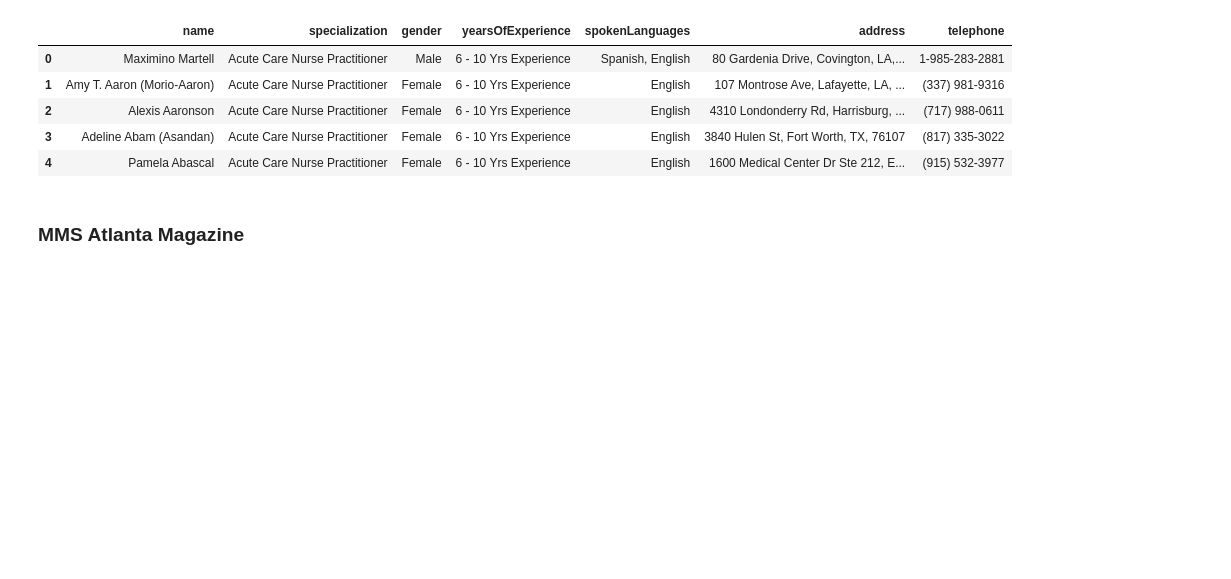
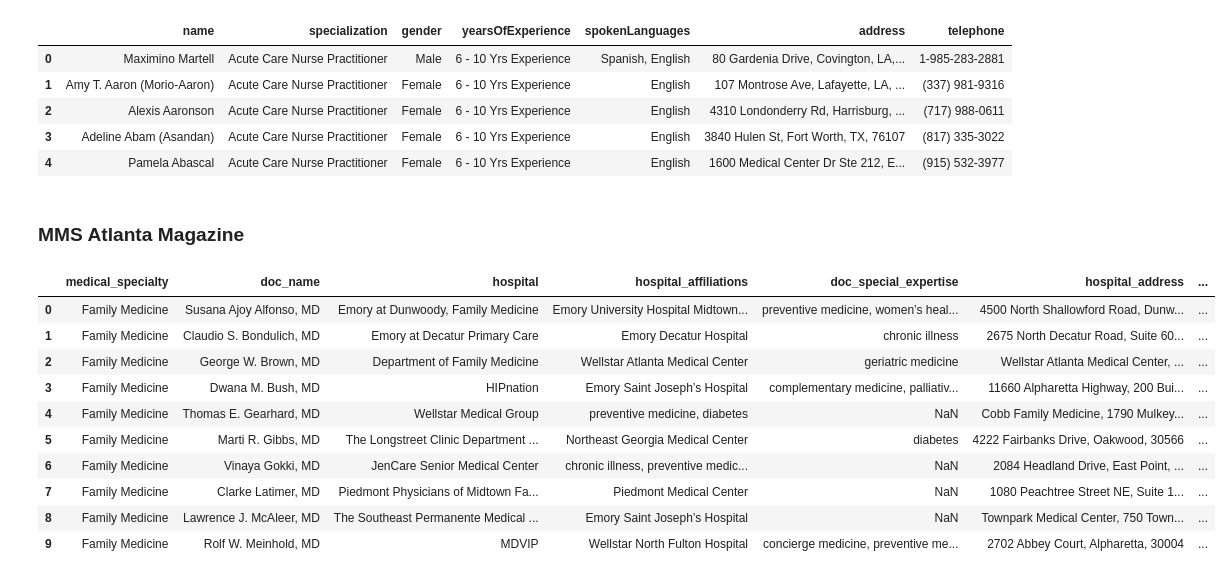
Before and after one commit to samuel-esp/IngDati-Progetto, a Jupyter notebook: SchemaAlignmentProfessionisti.ipynb, the cells around one changed output. Saved outputs shown, nothing was run; the diff lists cells and outputs as text; code cells hidden in the pictures; blank space fills up the shorter version.

Commit message:
update professionisti

```diff
--- a/SchemaAlignmentProfessionisti.ipynb
+++ b/SchemaAlignmentProfessionisti.ipynb
@@ -241,3 +241,21 @@ hpdottori.head()
 | 4 | Pamela Abascal | Acute Care Nurse Practitioner | Female | 6 - 10 Yrs Experience | English | 1600 Medical Center Dr Ste 212, E... | (915) 532-3977 |
 # %% [markdown]
 ### MMS Atlanta Magazine
+# %%
+path = 'sources/professionisti/mmsAtlanta.csv'
+
+with open(path, 'r', encoding='utf-8') as f:
+    mmsAtlanta = pd.read_csv(path, sep=';', engine='python',index_col = False).dropna(how='all', axis=1)
+mmsAtlanta.head(10)
+# %% [output]
+|  | medical_specialty | doc_name | hospital | hospital_affiliations | doc_special_expertise | hospital_address | ... |
+| 0 | Family Medicine | Susana Ajoy Alfonso, MD | Emory at Dunwoody, Family Medicine | Emory University Hospital Midtown... | preventive medicine, women’s heal... | 4500 North Shallowford Road, Dunw... | ... |
+| 1 | Family Medicine | Claudio S. Bondulich, MD | Emory at Decatur Primary Care | Emory Decatur Hospital | chronic illness | 2675 North Decatur Road, Suite 60... | ... |
+| 2 | Family Medicine | George W. Brown, MD | Department of Family Medicine | Wellstar Atlanta Medical Center | geriatric medicine | Wellstar Atlanta Medical Center, ... | ... |
+| 3 | Family Medicine | Dwana M. Bush, MD | HIPnation | Emory Saint Joseph’s Hospital | complementary medicine, palliativ... | 11660 Alpharetta Highway, 200 Bui... | ... |
+| 4 | Family Medicine | Thomas E. Gearhard, MD | Wellstar Medical Group | preventive medicine, diabetes | NaN | Cobb Family Medicine, 1790 Mulkey... | ... |
+| 5 | Family Medicine | Marti R. Gibbs, MD | The Longstreet Clinic Department ... | Northeast Georgia Medical Center | diabetes | 4222 Fairbanks Drive, Oakwood, 30566 | ... |
+| 6 | Family Medicine | Vinaya Gokki, MD | JenCare Senior Medical Center | chronic illness, preventive medic... | NaN | 2084 Headland Drive, East Point, ... | ... |
+| 7 | Family Medicine | Clarke Latimer, MD | Piedmont Physicians of Midtown Fa... | Piedmont Medical Center | NaN | 1080 Peachtree Street NE, Suite 1... | ... |
+| 8 | Family Medicine | Lawrence J. McAleer, MD | The Southeast Permanente Medical ... | Emory Saint Joseph’s Hospital | NaN | Townpark Medical Center, 750 Town... | ... |
+| 9 | Family Medicine | Rolf W. Meinhold, MD | MDVIP | Wellstar North Fulton Hospital | concierge medicine, preventive me... | 2702 Abbey Court, Alpharetta, 30004 | ... |
```
Also changed, not shown: parts of 5 cells of this notebook.
